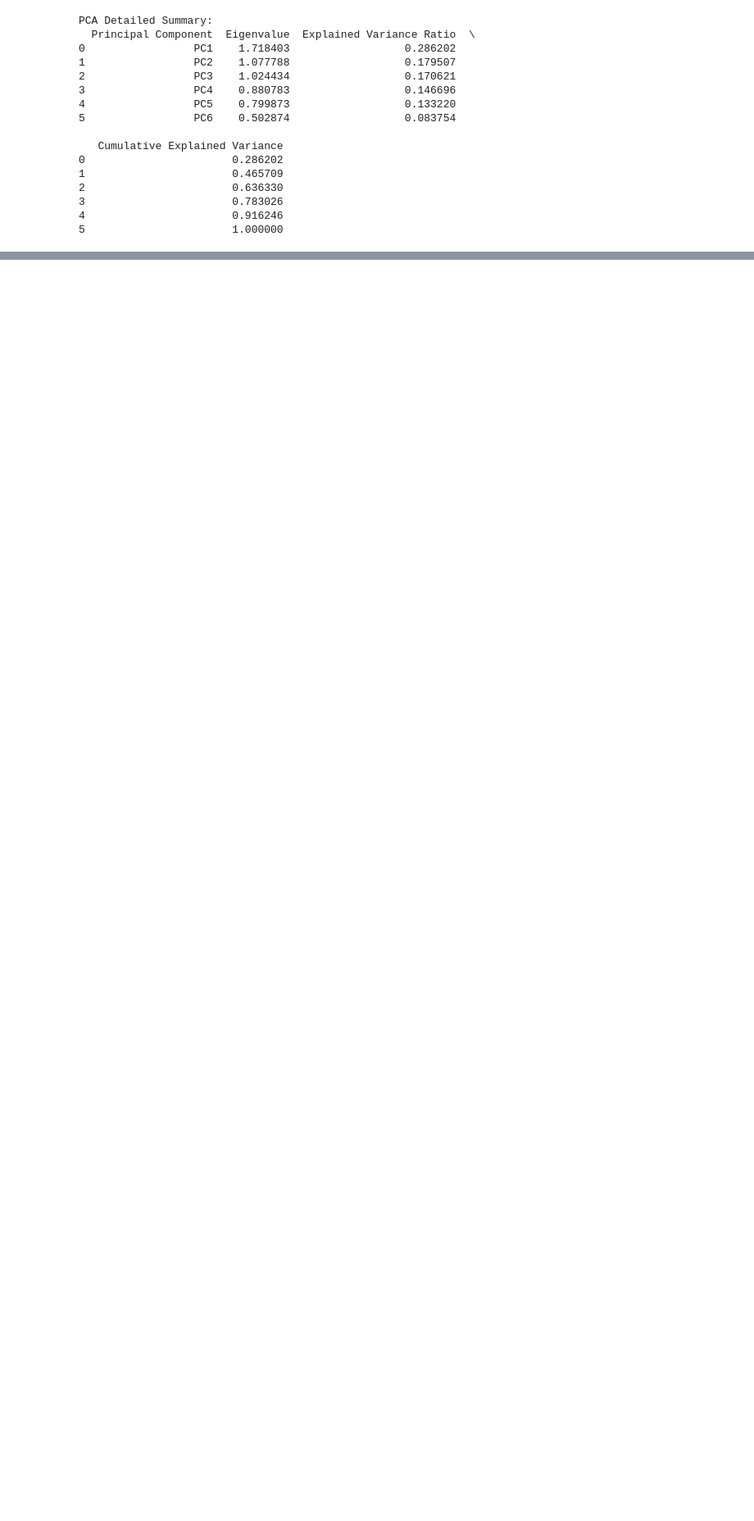
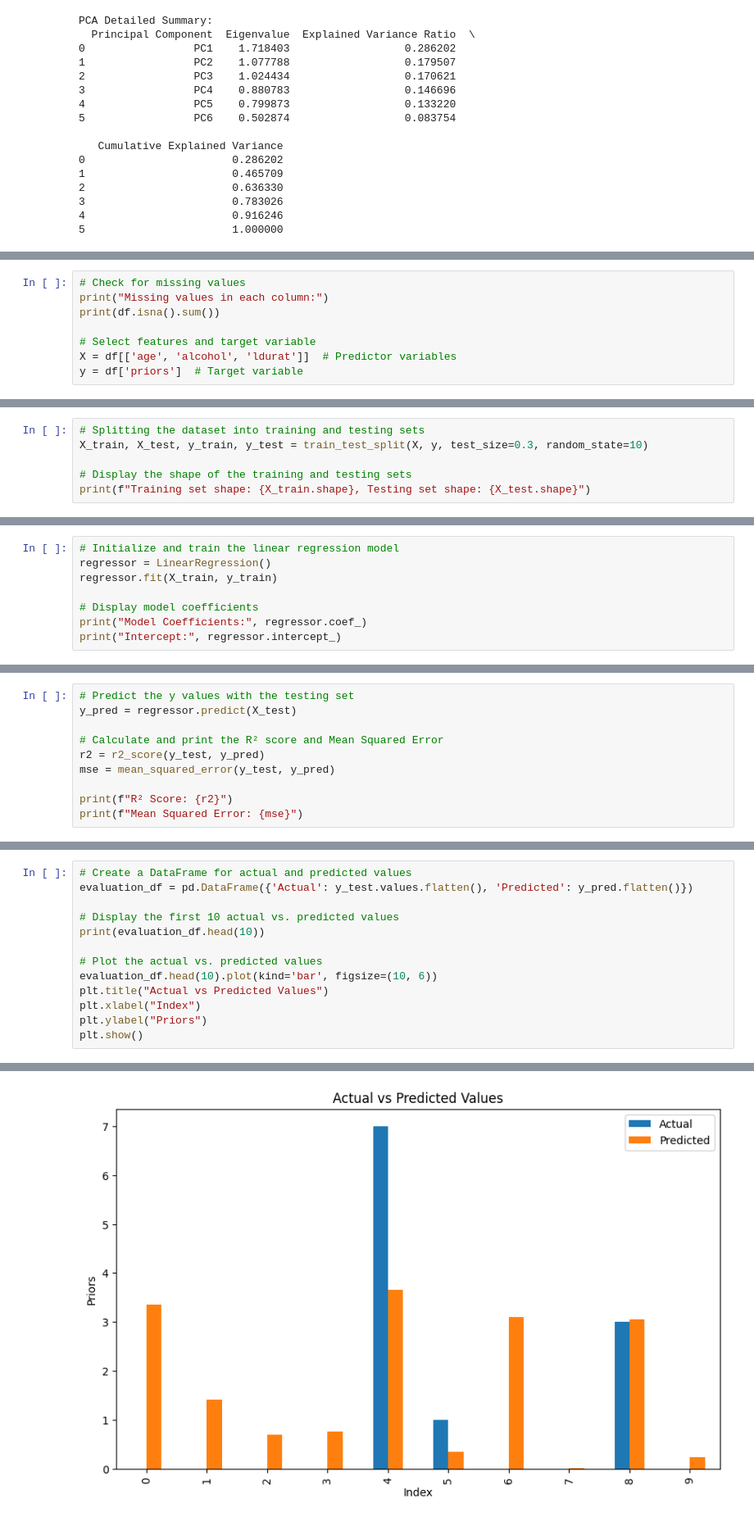
Before and after one commit to vikramkishore03/EDA-DA, a Jupyter notebook: EDA_THEORY_DA_21BDS0262.ipynb, the cells around one changed output, grey strips where cells are left out. Shown at 82% size. Drawn from its saved outputs; the diff is of its cells as text; blank space fills up the shorter version.

```diff
--- a/EDA_THEORY_DA_21BDS0262.ipynb
+++ b/EDA_THEORY_DA_21BDS0262.ipynb
@@ -1050,0 +1072,8 @@ biplot(pca, pca_data, columns=columns_to_cluster)
+# %%
+# Check for missing values
+print("Missing values in each column:")
+print(df.isna().sum())
+
+# Select features and target variable
+X = df[['age', 'alcohol', 'ldurat']]  # Predictor variables
+y = df['priors']  # Target variable
@@ -1050,0 +1098,6 @@ biplot(pca, pca_data, columns=columns_to_cluster)
+# %%
+# Splitting the dataset into training and testing sets
+X_train, X_test, y_train, y_test = train_test_split(X, y, test_size=0.3, random_state=10)
+
+# Display the shape of the training and testing sets
+print(f"Training set shape: {X_train.shape}, Testing set shape: {X_test.shape}")
@@ -1050,0 +1106,8 @@ biplot(pca, pca_data, columns=columns_to_cluster)
+# %%
+# Initialize and train the linear regression model
+regressor = LinearRegression()
+regressor.fit(X_train, y_train)
+
+# Display model coefficients
+print("Model Coefficients:", regressor.coef_)
+print("Intercept:", regressor.intercept_)
@@ -1050,0 +1117,10 @@ biplot(pca, pca_data, columns=columns_to_cluster)
+# %%
+# Predict the y values with the testing set
+y_pred = regressor.predict(X_test)
+
+# Calculate and print the R² score and Mean Squared Error
+r2 = r2_score(y_test, y_pred)
+mse = mean_squared_error(y_test, y_pred)
+
+print(f"R² Score: {r2}")
+print(f"Mean Squared Error: {mse}")
@@ -1050,0 +1130,14 @@ biplot(pca, pca_data, columns=columns_to_cluster)
+# %%
+# Create a DataFrame for actual and predicted values
+evaluation_df = pd.DataFrame({'Actual': y_test.values.flatten(), 'Predicted': y_pred.flatten()})
+
+# Display the first 10 actual vs. predicted values
+print(evaluation_df.head(10))
+
+# Plot the actual vs. predicted values
+evaluation_df.head(10).plot(kind='bar', figsize=(10, 6))
+plt.title("Actual vs Predicted Values")
+plt.xlabel("Index")
+plt.ylabel("Priors")
+plt.show()
+# %% [output]
@@ -1050,0 +1155 @@ biplot(pca, pca_data, columns=columns_to_cluster)
+[figure, added]
```
Also changed, not shown: parts of 9 cells of this notebook.
